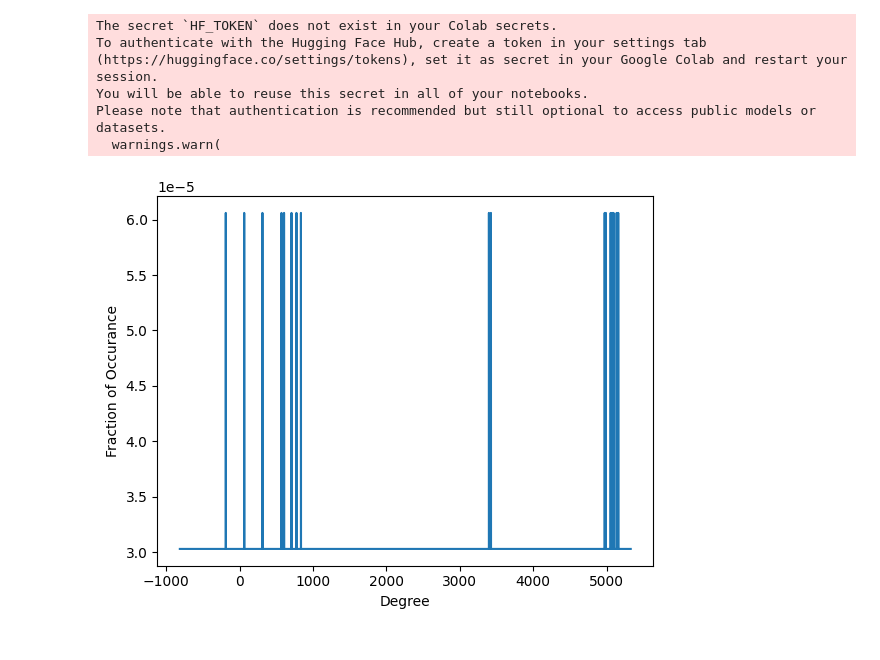
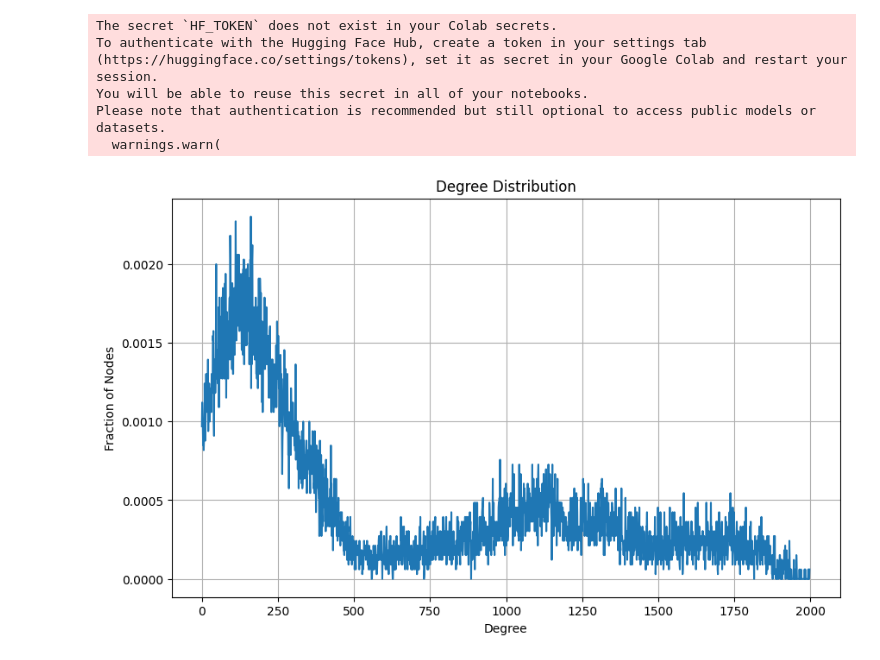
Before and after one commit to cnai-lab/llmnet, a Jupyter notebook: experiments/Distil_BERT.ipynb, the cells around one changed output. Saved outputs shown, nothing was run; the diff lists cells and outputs as text; code cells hidden in the pictures.

```diff
--- a/experiments/Distil_BERT.ipynb
+++ b/experiments/Distil_BERT.ipynb
@@ -28,7 +32,7 @@ import networkx as nx
 # %%
-dataset = load_dataset("glue", "mrpc")
-tokenizer = AutoTokenizer.from_pretrained("distilbert-base-uncased")
-inputs = dataset['train']['sentence1'][:15]
+dataset = load_dataset("imdb")
+tokenizer = AutoTokenizer.from_pretrained("distilbert-base-uncased-finetuned-sst-2-english")
+inputs = dataset['train']['text'][:10]
 token_arrays = tokenizer(inputs, truncation=True, padding="max_length", return_tensors="pt")
 # %% [output]
 The secret `HF_TOKEN` does not exist in your Colab secrets.
@@ -46,7 +50,7 @@ class SA_LayerNorm(nn.Module):
         return self.layer_norm(x)
 
 class DistilBERT(nn.Module):
-    def __init__(self, model_name_or_path="distilbert-base-uncased"):
+    def __init__(self, model_name_or_path="distilbert-base-uncased-finetuned-sst-2-english"):
         super(DistilBERT, self).__init__()
         self.config = DistilBertConfig.from_pretrained(model_name_or_path)
         self.distilbert = DistilBertModel.from_pretrained(model_name_or_path, config=self.config)
@@ -109,7 +113,7 @@ with torch.no_grad():
     output = model(**token_arrays.to('cuda'))
     output = output.view(-1, 768*43, 512)
     tensor = torch.cat((torch.empty(0).cuda(), output), dim=1)
-    tensor = tensor.reshape(33024, 15*512)
+    tensor = tensor.reshape(33024, len(inputs)*len(token_arrays[1]))
     corr = torch.corrcoef(tensor)
 # %%
 del dataset
@@ -123,27 +127,20 @@ torch.cuda.empty_cache()
 # %%
 #degree distribution of each node
 degree_distribution = torch.sum(corr, dim=0)
-# %%
-#Fraction of occurance vs Degree
-values, counts = np.unique(degree_distribution.cpu().numpy(), return_counts=True)
-plt.plot(values, counts/len(counts))
-plt.xlabel('Degree')
-plt.ylabel('Fraction of Occurance')
-plt.show()
-# %% [output]
-[figure, removed]
 # %%
 #fraction of node vs degree distribution
 degree_counts = torch.bincount(degree_distribution[degree_distribution >= 0].int())
 degree_fractions = degree_counts / degree_distribution.shape[0]
 
 plt.figure(figsize=(10, 6))
-plt.plot(degree_fractions)
+plt.plot(degree_fractions.cpu())
 plt.title('Degree Distribution')
 plt.xlabel('Degree')
 plt.ylabel('Fraction of Nodes')
 plt.grid(True)
 plt.show()
+# %% [output]
+[figure, added]
 # %%
 #node vs degree distribution
 plt.figure(figsize=(10,6))
```
Also changed, not shown: parts of 4 cells of this notebook.
